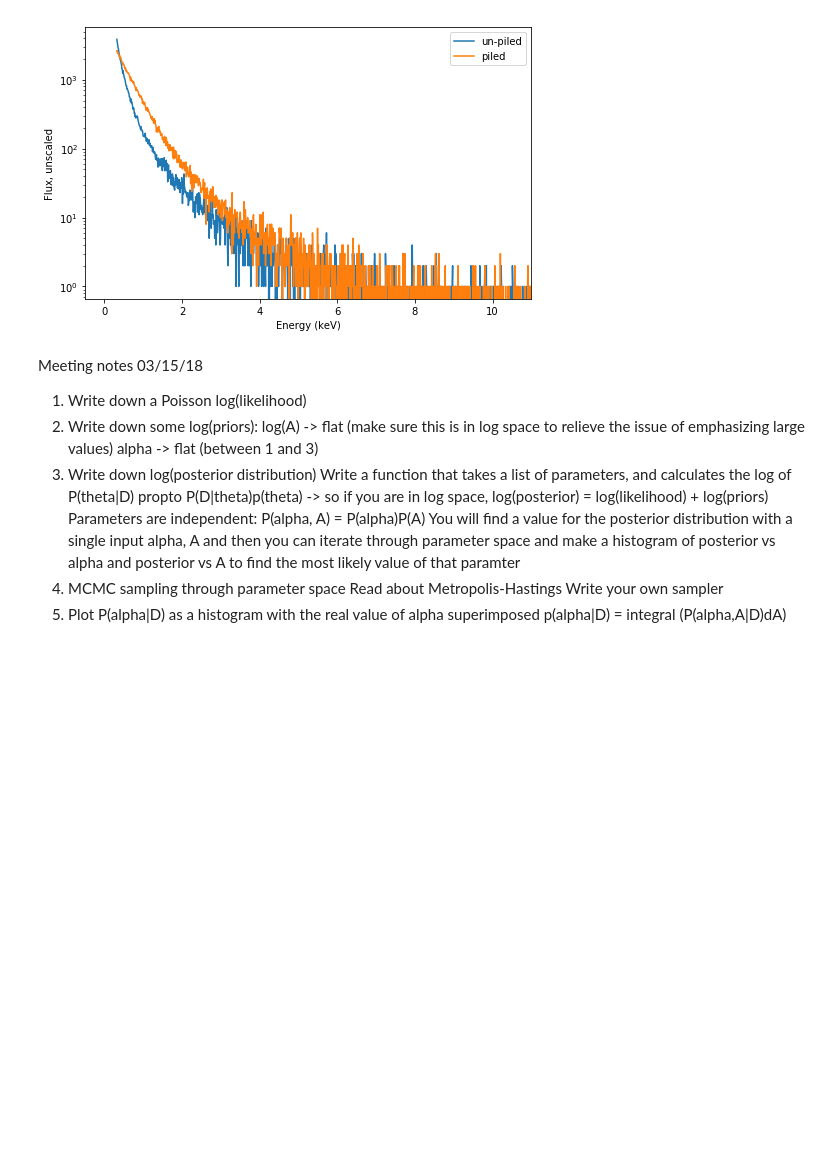
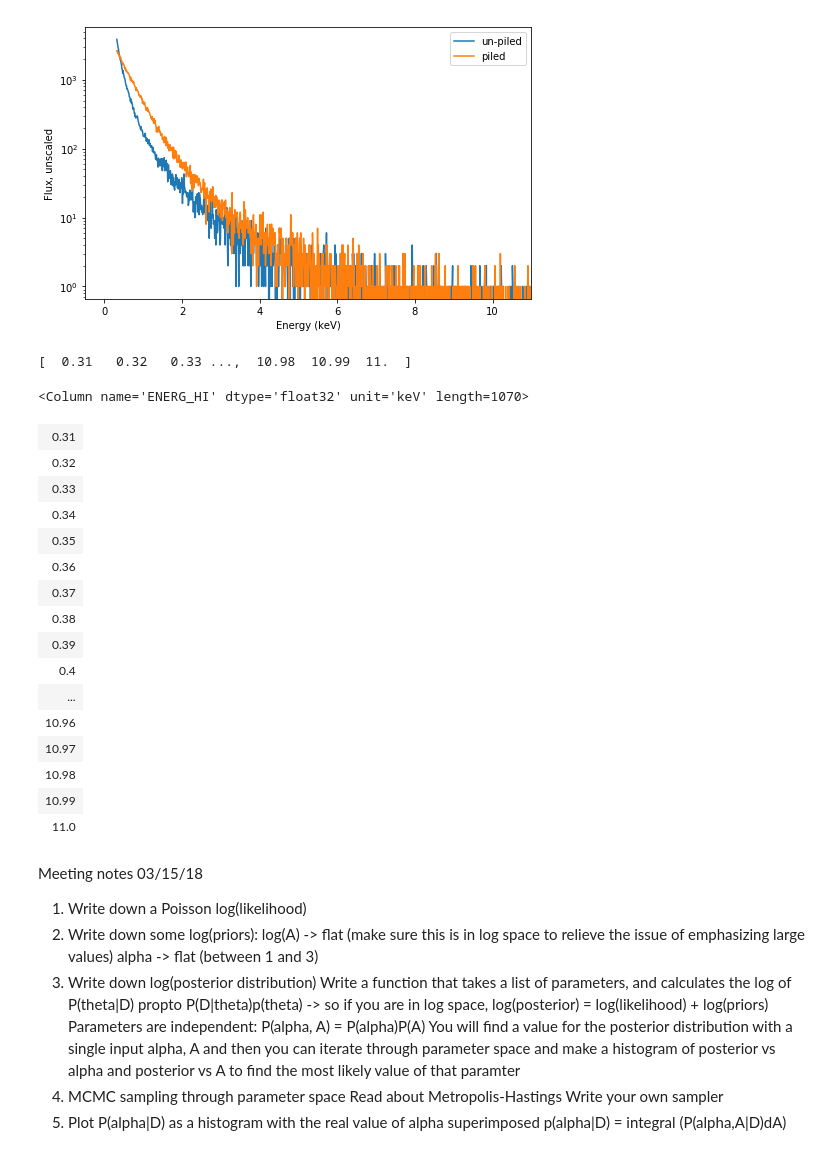
Before and after one commit to dirac-institute/PileupABC, a Jupyter notebook: Margaret/pileup_testmodel.ipynb, the cells around one changed output. Cells and saved outputs as stored; diff of their text form; code cells hidden in the pictures; blank space fills up the shorter version.

```diff
--- a/Margaret/pileup_testmodel.ipynb
+++ b/Margaret/pileup_testmodel.ipynb
@@ -152,3 +155,27 @@ E_max = arf['ENERG_HI']
+# %%
+print e_max
+# %% [output]
+[  0.31   0.32   0.33 ...,  10.98  10.99  11.  ]
+# %%
+E_max
+# %% [output]
+<Column name='ENERG_HI' dtype='float32' unit='keV' length=1070>
+| 0.31 |
+| 0.32 |
+| 0.33 |
+| 0.34 |
+| 0.35 |
+| 0.36 |
+| 0.37 |
+| 0.38 |
+| 0.39 |
+| 0.4 |
+| ... |
+| 10.96 |
+| 10.97 |
+| 10.98 |
+| 10.99 |
+| 11.0 |
 # %% [markdown]
 Meeting notes 03/15/18
 1) Write down a Poisson log(likelihood)
```
Also changed, not shown: parts of 4 cells of this notebook, 3 other files.
